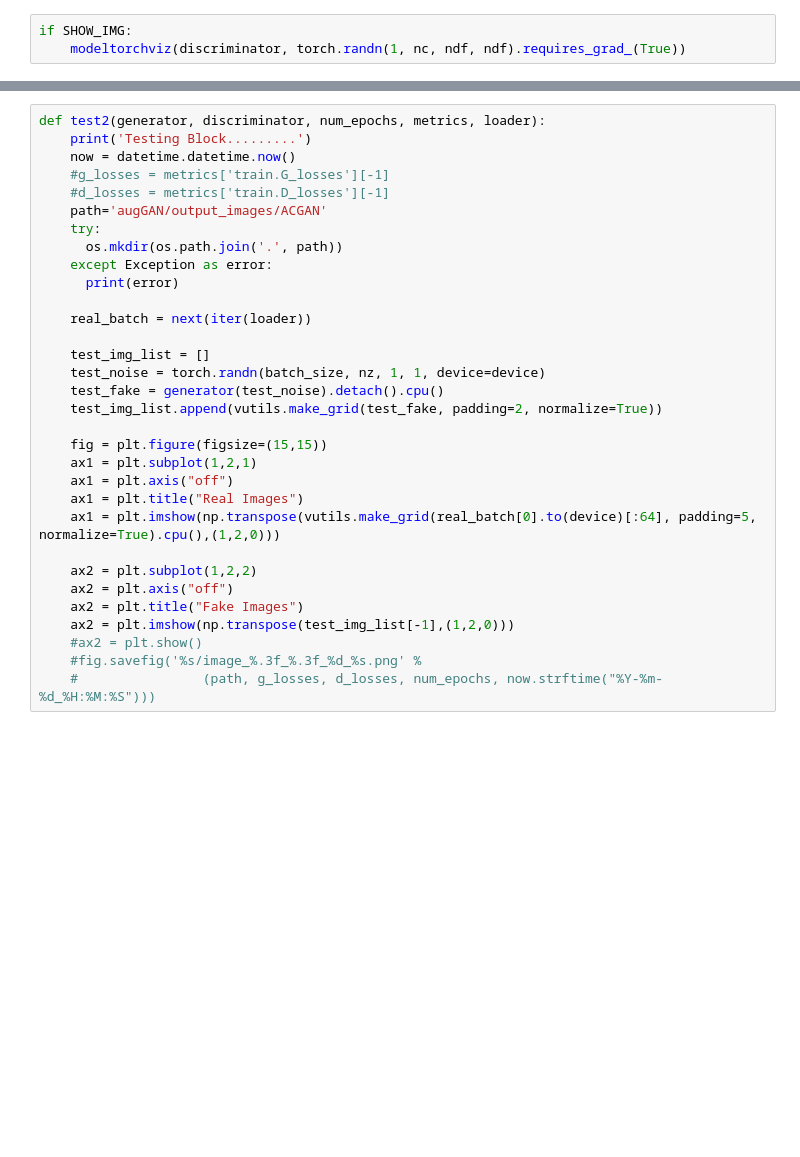
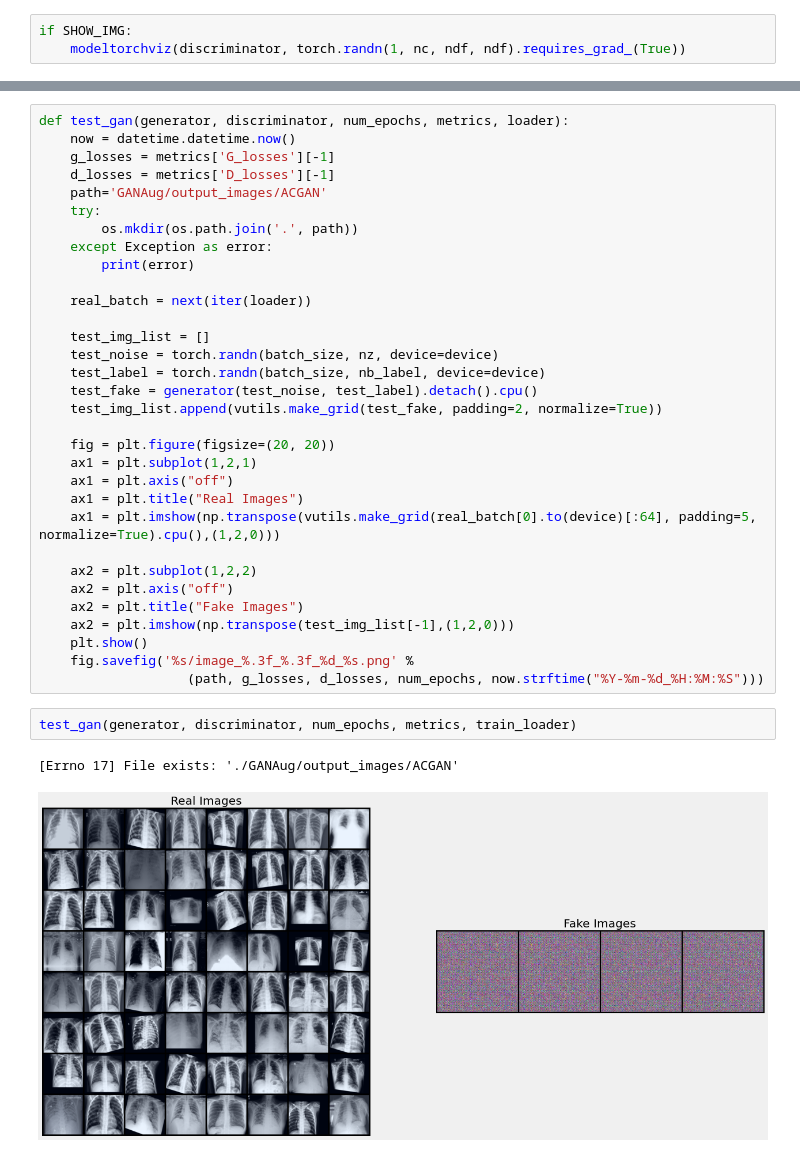
Before and after one commit to haodong2000/CACGAN, a Jupyter notebook: ACGAN_AUG.ipynb, the cells around one changed output, grey strips where cells are left out. Drawn from its saved outputs; the diff is of its cells as text; blank space fills up the shorter version.

```diff
--- a/ACGAN_AUG.ipynb
+++ b/ACGAN_AUG.ipynb
@@ -551,23 +581,23 @@ RuntimeError: CUDA out of memory. Tried to allocate 8.00 GiB (GPU 0; 23.69 GiB t
 # %%
-def test2(generator, discriminator, num_epochs, metrics, loader):
-    print('Testing Block.........')
+def test_gan(generator, discriminator, num_epochs, metrics, loader):
     now = datetime.datetime.now()
-    #g_losses = metrics['train.G_losses'][-1]
-    #d_losses = metrics['train.D_losses'][-1]
-    path='augGAN/output_images/ACGAN'
+    g_losses = metrics['G_losses'][-1]
+    d_losses = metrics['D_losses'][-1]
+    path='GANAug/output_images/ACGAN'
     try:
-      os.mkdir(os.path.join('.', path))
+        os.mkdir(os.path.join('.', path))
     except Exception as error:
-      print(error)
+        print(error)
 
     real_batch = next(iter(loader))
 
     test_img_list = []
-    test_noise = torch.randn(batch_size, nz, 1, 1, device=device)
-    test_fake = generator(test_noise).detach().cpu()
+    test_noise = torch.randn(batch_size, nz, device=device)
+    test_label = torch.randn(batch_size, nb_label, device=device)
+    test_fake = generator(test_noise, test_label).detach().cpu()
     test_img_list.append(vutils.make_grid(test_fake, padding=2, normalize=True))
 
-    fig = plt.figure(figsize=(15,15))
+    fig = plt.figure(figsize=(20, 20))
     ax1 = plt.subplot(1,2,1)
     ax1 = plt.axis("off")
     ax1 = plt.title("Real Images")
@@ -577,7 +607,12 @@ def test2(generator, discriminator, num_epochs, metrics, loader):
     ax2 = plt.axis("off")
     ax2 = plt.title("Fake Images")
     ax2 = plt.imshow(np.transpose(test_img_list[-1],(1,2,0)))
-    #ax2 = plt.show()
-    #fig.savefig('%s/image_%.3f_%.3f_%d_%s.png' %
-    #                (path, g_losses, d_losses, num_epochs, now.strftime("%Y-%m-%d_%H:%M:%S")))
+    plt.show()
+    fig.savefig('%s/image_%.3f_%.3f_%d_%s.png' %
+                   (path, g_losses, d_losses, num_epochs, now.strftime("%Y-%m-%d_%H:%M:%S")))
+# %%
+test_gan(generator, discriminator, num_epochs, metrics, train_loader)
+# %% [output]
+[Errno 17] File exists: './GANAug/output_images/ACGAN'
+[figure, added]
 # %%
```
Also changed, not shown: parts of 25 cells of this notebook, 1 other file.
